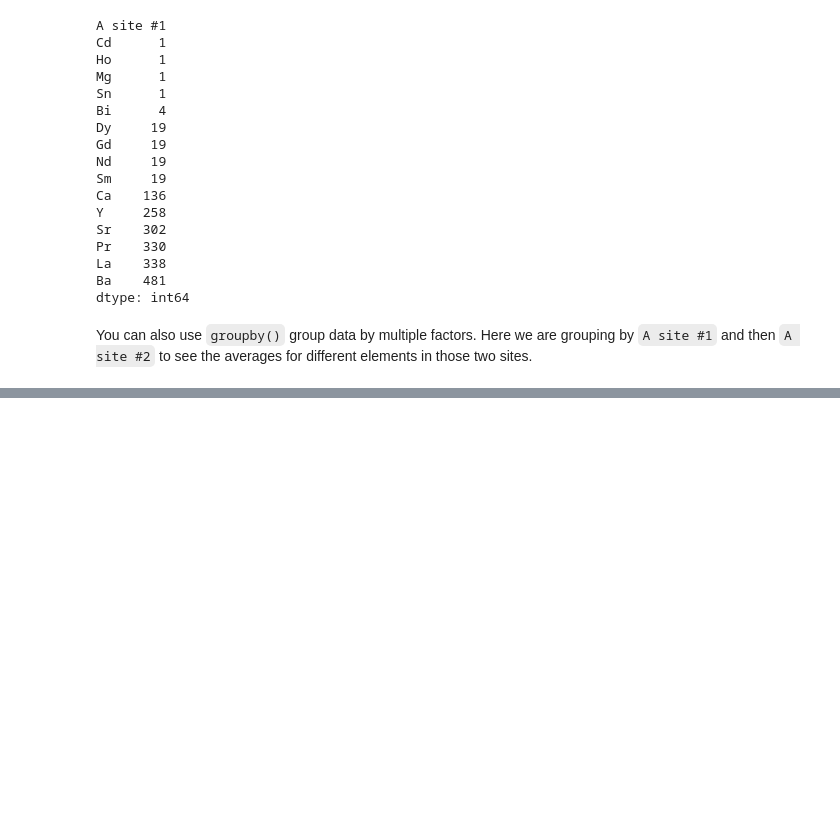
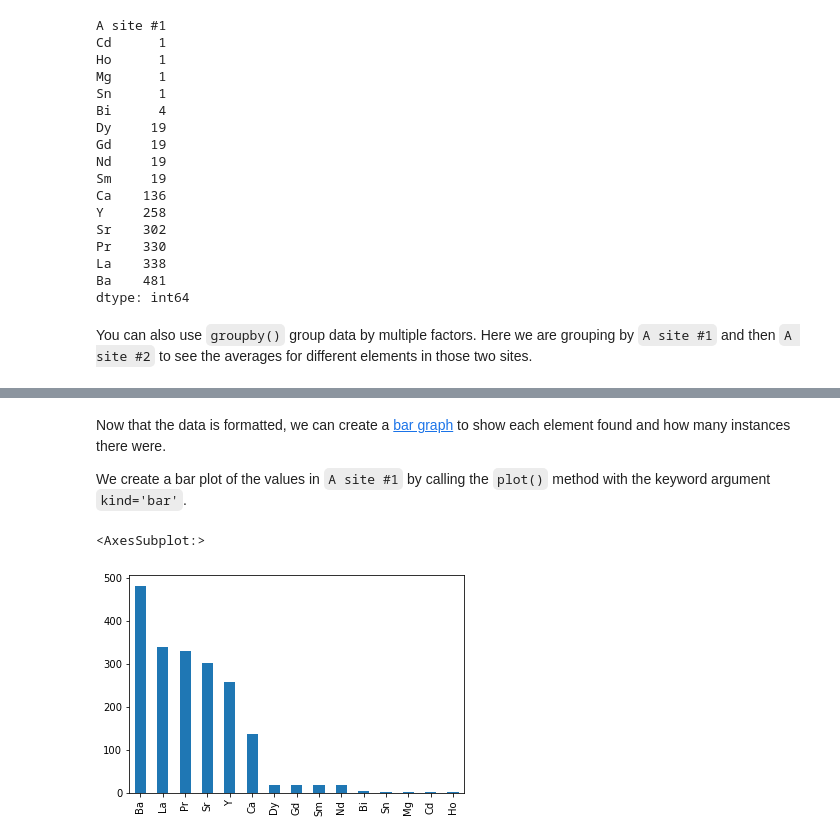
Before and after one commit to NCSU-Libraries/data-viz-instruction, a Jupyter notebook: MI_REU_2021/Workshop_3_Cleaning_Manipulating_and_Exploring_Data_with_Pandas.ipynb, the cells around one changed output, grey strips where cells are left out. Cells and saved outputs as stored; diff of their text form; code cells hidden in the pictures; blank space fills up the shorter version.

```diff
--- a/MI_REU_2021/Workshop_3_Cleaning_Manipulating_and_Exploring_Data_with_Pandas.ipynb
+++ b/MI_REU_2021/Workshop_3_Cleaning_Manipulating_and_Exploring_Data_with_Pandas.ipynb
@@ -330,0 +365,6 @@ ts_csv_clean.groupby(['A site #1', 'A site #2']).mean()
+# %%
+# Get the number of strike records for each species type using "SPECIES_GENERALIZE"
+A_site = ts_csv_clean['A site #1'].value_counts()
+
+# Print the first 10 values
+A_site.head(10)
@@ -330,0 +383,11 @@ ts_csv_clean.groupby(['A site #1', 'A site #2']).mean()
+# %% [markdown]
+Now that the data is formatted, we can create a [bar graph](https://matplotlib.org/3.1.1/api/_as_gen/matplotlib.pyplot.bar.html) to show each element found and how many instances there were.
+
+We create a bar plot of the values in `A site #1` by calling the `plot()` method with the keyword argument `kind='bar'`.
+# %%
+# Ccreate a bar chart ("bar") with the labels (species name) along the horizontal
+# axis and value counts (number of records) along the vertical axis
+A_site.plot(kind='bar')
+# %% [output]
+<AxesSubplot:>
+[figure, added]
```
Also changed, not shown: parts of 36 cells of this notebook, 1 other file.
